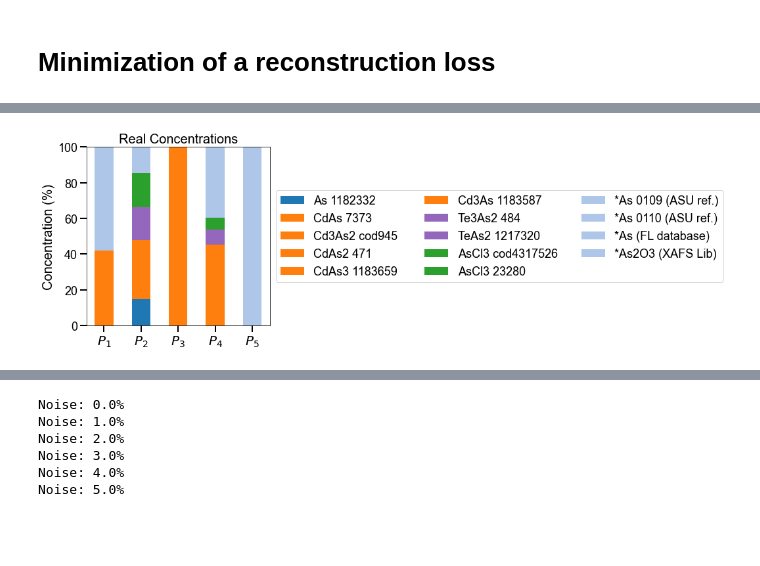
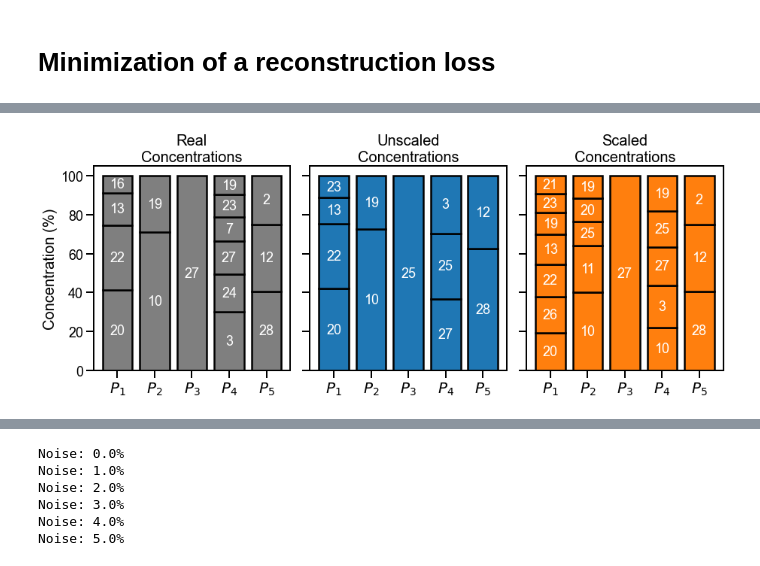
Before and after one commit to stetef/Energy-Point-Selection, a Jupyter notebook: Data Analysis.ipynb, the cells around one changed output, grey strips where cells are left out. Saved outputs shown, nothing was run; the diff lists cells and outputs as text; code cells hidden in the pictures; blank space fills up the shorter version.

```diff
--- a/Data Analysis.ipynb
+++ b/Data Analysis.ipynb
@@ -276,8 +289,13 @@ for Set in range(1, 7):
         ax.set_ylabel("Intensity (arb. units)", fontsize=16)
         ax.set_xlabel("Energy (eV)", fontsize=16)
         ax.tick_params(direction='in', width=2, length=8, which='major', axis='both')
+
+        ax.set_xticks(np.array(ax.get_xticks())[1:-1])
         ax.set_xticklabels(np.array(ax.get_xticks(), dtype=int), fontsize=14)
+
+        ax.set_yticks(np.array(ax.get_yticks())[1:-1])
         ax.set_yticklabels(np.array(ax.get_yticks(), dtype=float), fontsize=14)
+
         ax.yaxis.set_major_formatter(FormatStrFormatter('%.1f'))
         set_spine_width(ax, width=1.)
     else:
@@ -418,0 +383,20 @@ def make_conc_bar_chart(plot, coeffs, data_columns, width=0.5, ncol=2, compress_
+# %%
+fig, ax = plt.subplots(figsize=(4*3, 5))
+titles = ['Real\nConcentrations', 'Unscaled\nConcentrations', 'Scaled\nConcentrations']
+coeffs = [test_coeffs, unscaled_coeffs, scaled_coeffs]
+width = 0.27
+offsets = [-width, 0, width]
+colors = [14, 0, 2]
+
+for i in range(3):
+    if i == 2:
+        ft = True
+    else:
+        ft = False
+    make_conc_bar_chart((fig, ax), coeffs[i], data_columns, width=width,
+                         offset=offsets[i], varcolor=colors[i], format_ticks=ft)
+patches = [mpatches.Patch(color=plt.cm.tab20(colors[i]), label=titles[i]) for i in range(3)]
+legend = ax.legend(handles=patches, frameon=False, fontsize=20, ncol=3,
+                   loc='lower center', bbox_to_anchor=(0.5, 1.))
+
+#plt.savefig(f'Figures/coeff_bar_chart_tol_{tol}.png', dpi=800, bbox_inches='tight', transparent=True)
@@ -419,8 +405,17 @@ def make_conc_bar_chart(plot, coeffs, data_columns, width=0.5, ncol=2, compress_
 # %%
-fig, ax = plt.subplots(figsize=(5, 5), ncols=1)
-plt.subplots_adjust(wspace=0, hspace=0.25)
-make_conc_bar_chart((fig, ax), test_coeffs, data_columns, ncol=3)
-plt.title('Real Concentrations', fontsize=20)
-plt.savefig('Figures/real_coeff_bar_chart.png', dpi=800, bbox_inches='tight', transparent=True)
+fig, axes = plt.subplots(figsize=(5*3, 5), ncols=3)
+plt.subplots_adjust(wspace=0.1)
+titles = ['Real\nConcentrations', 'Unscaled\nConcentrations', 'Scaled\nConcentrations']
+coeffs = [test_coeffs, unscaled_coeffs, scaled_coeffs]
+colors = [14, 0, 2]
+
+for i in range(3):
+    make_conc_bar_chart((fig, axes[i]), coeffs[i], data_columns, width=0.8, varcolor=colors[i])
+    axes[i].set_title(titles[i], fontsize=20)
+    if i > 0:
+        axes[i].set_ylabel(None)
+        axes[i].set_yticklabels([])
+
+#plt.savefig(f'Figures/coeff_bar_chart_tol_{tol}.png', dpi=800, bbox_inches='tight', transparent=True)
 # %% [output]
-[figure, old version]
+[figure, new version]
```
Also changed, not shown: parts of 18 cells of this notebook, 18 other files.
